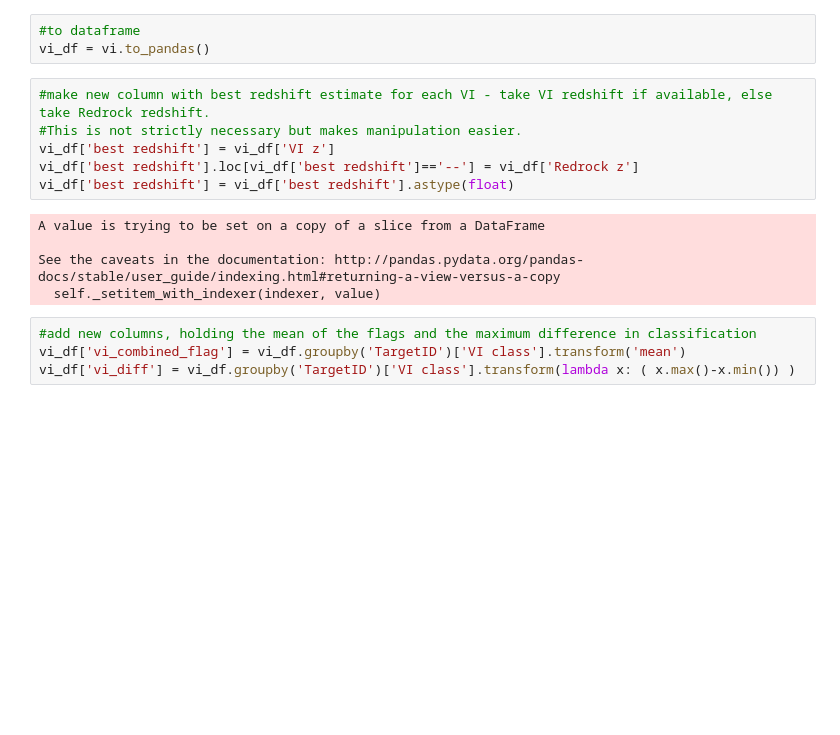
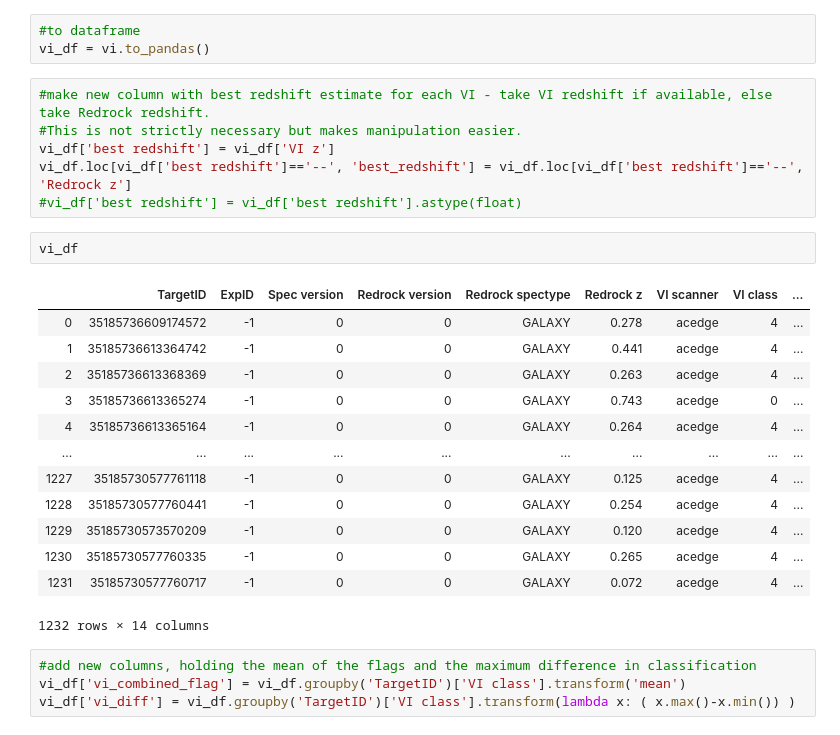
Before and after one commit to michaelJwilson/DESI_SV, a Jupyter notebook: VI_merge_sets.ipynb, the cells around one changed output. Saved outputs shown, nothing was run; the diff lists cells and outputs as text; blank space fills up the shorter version.

```diff
--- a/VI_merge_sets.ipynb
+++ b/VI_merge_sets.ipynb
@@ -39,13 +39,24 @@ vi_df = vi.to_pandas()
 #make new column with best redshift estimate for each VI - take VI redshift if available, else take Redrock redshift.
 #This is not strictly necessary but makes manipulation easier.
 vi_df['best redshift'] = vi_df['VI z']
-vi_df['best redshift'].loc[vi_df['best redshift']=='--'] = vi_df['Redrock z']
-vi_df['best redshift'] = vi_df['best redshift'].astype(float)
+vi_df.loc[vi_df['best redshift']=='--', 'best_redshift'] = vi_df.loc[vi_df['best redshift']=='--', 'Redrock z']
+#vi_df['best redshift'] = vi_df['best redshift'].astype(float)
-# %% [output]
-A value is trying to be set on a copy of a slice from a DataFrame
-
-See the caveats in the documentation: http://pandas.pydata.org/pandas-docs/stable/user_guide/indexing.html#returning-a-view-versus-a-copy
-  self._setitem_with_indexer(indexer, value)
+# %%
+vi_df
+# %% [output]
+|  | TargetID | ExpID | Spec version | Redrock version | Redrock spectype | Redrock z | VI scanner | VI class | ... |
+| 0 | 35185736609174572 | -1 | 0 | 0 | GALAXY | 0.278 | acedge | 4 | ... |
+| 1 | 35185736613364742 | -1 | 0 | 0 | GALAXY | 0.441 | acedge | 4 | ... |
+| 2 | 35185736613368369 | -1 | 0 | 0 | GALAXY | 0.263 | acedge | 4 | ... |
+| 3 | 35185736613365274 | -1 | 0 | 0 | GALAXY | 0.743 | acedge | 0 | ... |
+| 4 | 35185736613365164 | -1 | 0 | 0 | GALAXY | 0.264 | acedge | 4 | ... |
+| ... | ... | ... | ... | ... | ... | ... | ... | ... | ... |
+| 1227 | 35185730577761118 | -1 | 0 | 0 | GALAXY | 0.125 | acedge | 4 | ... |
+| 1228 | 35185730577760441 | -1 | 0 | 0 | GALAXY | 0.254 | acedge | 4 | ... |
+| 1229 | 35185730573570209 | -1 | 0 | 0 | GALAXY | 0.120 | acedge | 4 | ... |
+| 1230 | 35185730577760335 | -1 | 0 | 0 | GALAXY | 0.265 | acedge | 4 | ... |
+| 1231 | 35185730577760717 | -1 | 0 | 0 | GALAXY | 0.072 | acedge | 4 | ... |
+1232 rows × 14 columns
 # %%
 #add new columns, holding the mean of the flags and the maximum difference in classification
 vi_df['vi_combined_flag'] = vi_df.groupby('TargetID')['VI class'].transform('mean')
```
